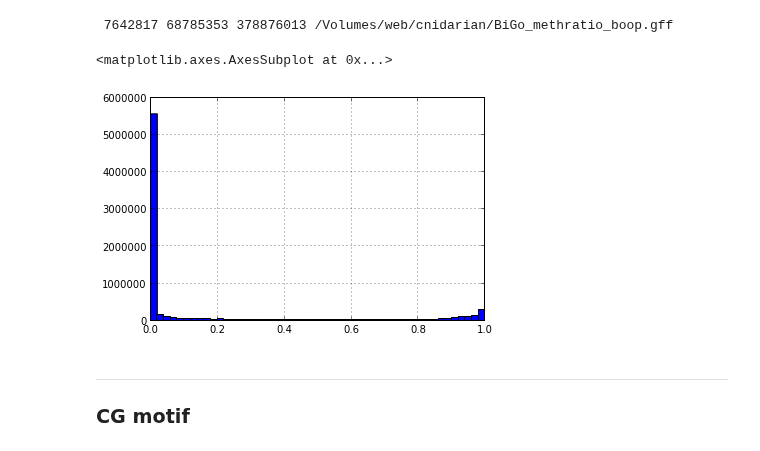
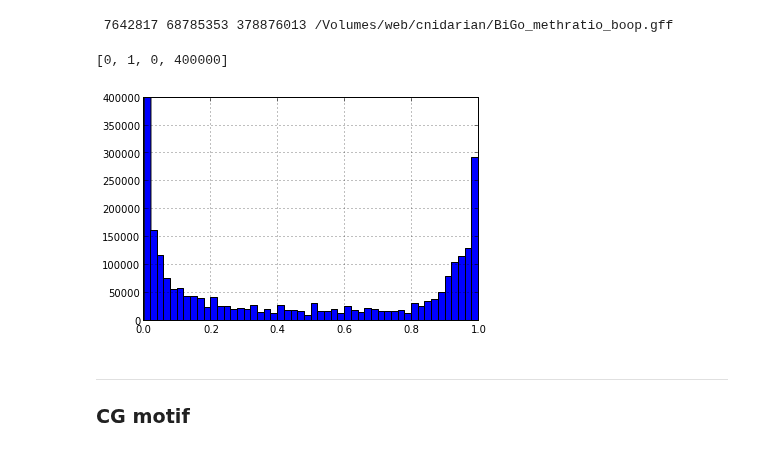
Before and after one commit to sr320/ipython_nb, a Jupyter notebook: BiGo_methratio.ipynb, the cells around one changed output. Saved outputs shown, nothing was run; the diff lists cells and outputs as text; code cells hidden in the pictures.

```diff
--- a/BiGo_methratio.ipynb
+++ b/BiGo_methratio.ipynb
@@ -79,10 +79,10 @@ BiGOboop = read_csv("http://eagle.fish.washington.edu/cnidarian/BiGo_methratio_G
 # %%
 BiGOboop['score'].hist(bins=50);
 #Axis limits are changed using the axis([xmin, xmax, ymin, ymax]) function.
-#plt.axis([0, 1, 0, 400000])
+plt.axis([0, 1, 0, 400000])
 # %% [output]
-<matplotlib.axes.AxesSubplot at 0x...>
+[0, 1, 0, 400000]
-[figure, old version]
+[figure, new version]
 # %% [markdown]
 ---
 ### CG motif
```
Also changed, not shown: parts of 8 cells of this notebook.
